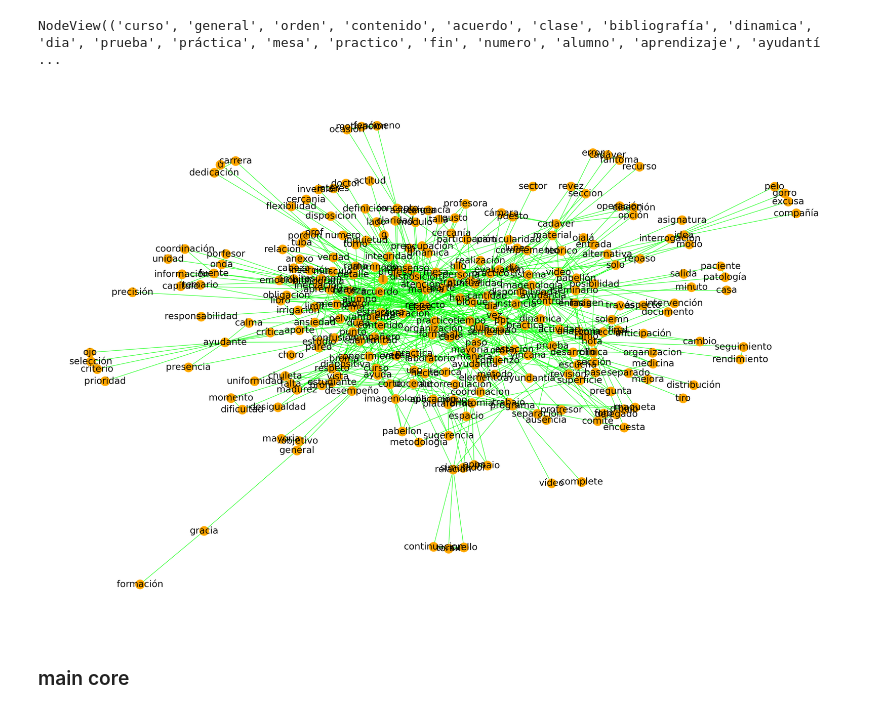
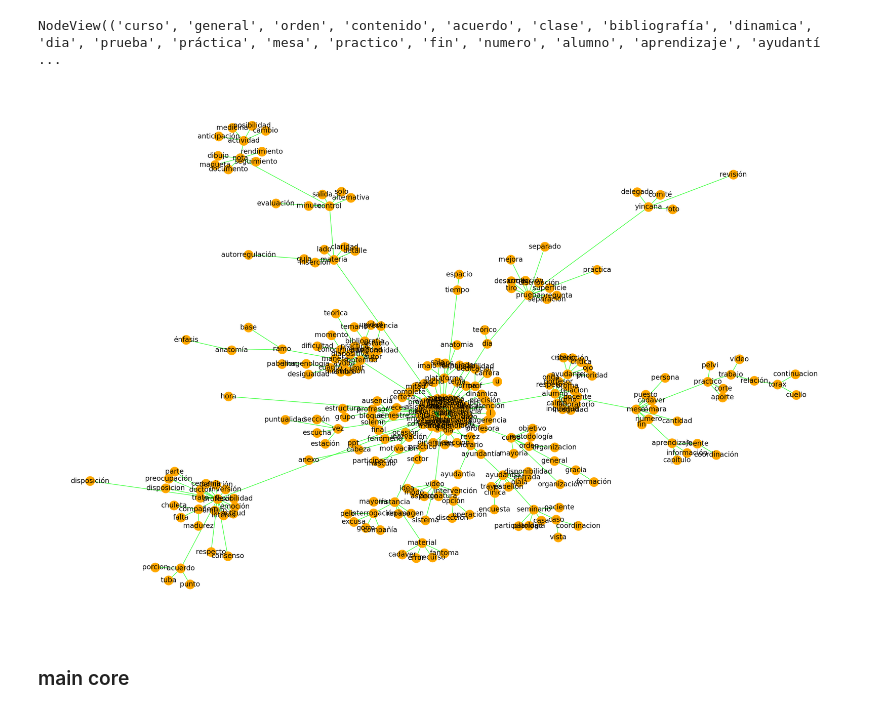
Before and after one commit to javiervz/sentence, a Jupyter notebook: spanish/gow-spanish.ipynb, the cells around one changed output. Saved outputs shown, nothing was run; the diff lists cells and outputs as text; code cells hidden in the pictures.

```diff
--- a/spanish/gow-spanish.ipynb
+++ b/spanish/gow-spanish.ipynb
@@ -162,17 +162,17 @@ import matplotlib.pyplot as plt
 
 def plot_graph(G):
     fig, ax = plt.subplots(dpi=800)
-    pos = nx.spring_layout(G)
+    pos = nx.kamada_kawai_layout(G)
     labels={i:i for i in G.nodes}
     nx.draw_networkx_nodes(G, pos, node_size = 10, node_color='orange')
     nx.draw_networkx_edges(G, pos, alpha=0.75,width=0.25,edge_color='lime')
-    nx.draw_networkx_labels(G,pos,labels,alpha=0.95,font_size=4,font_color='k')
+    nx.draw_networkx_labels(G,pos,labels,alpha=0.95,font_size=3,font_color='k')
     plt.axis('off')
     plt.show()
 # %%
-plot_graph(graph_text)
+plot_graph(nx.maximum_spanning_tree(graph_text))
 # %% [output]
-[figure, old version]
+[figure, new version]
 # %% [markdown]
 ### main core
 # %%
```
Also changed, not shown: parts of 5 cells of this notebook.
